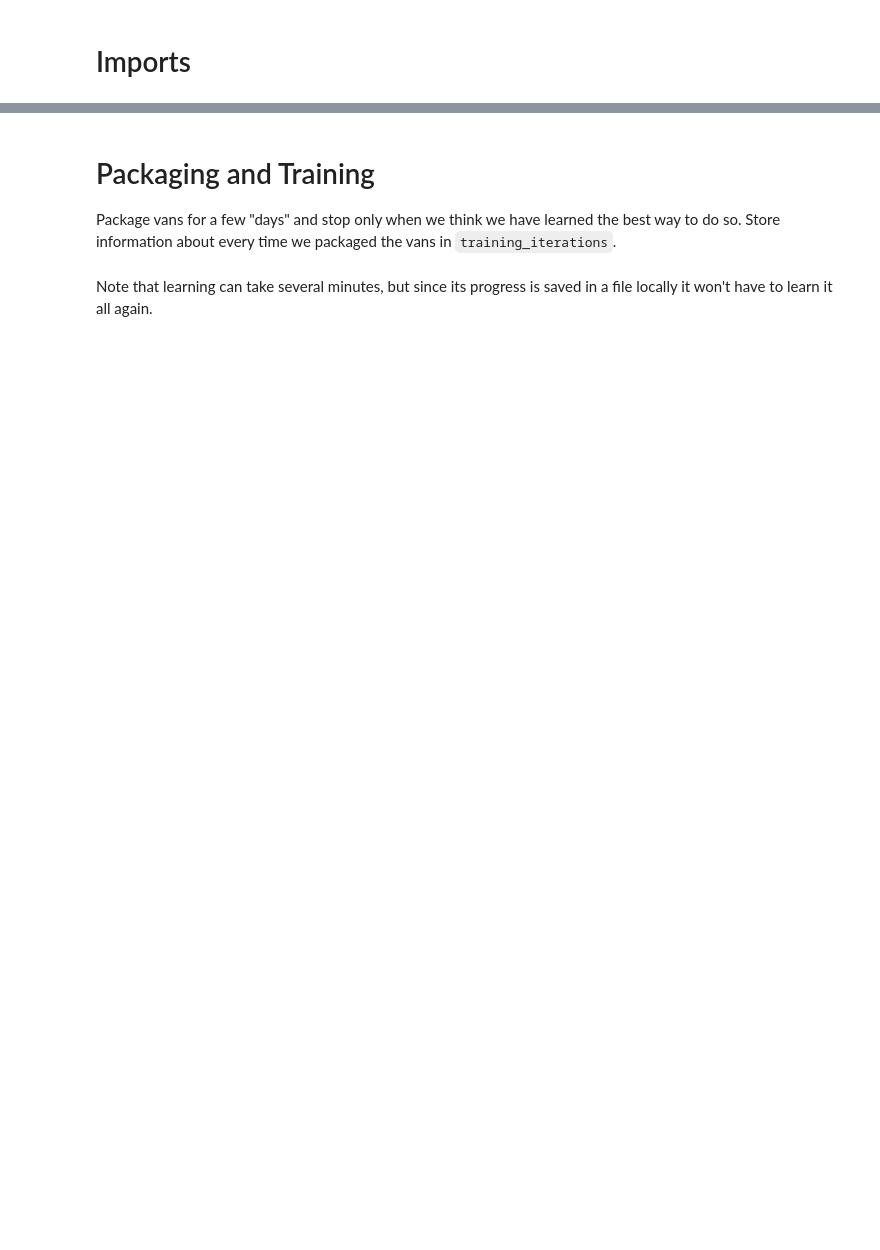
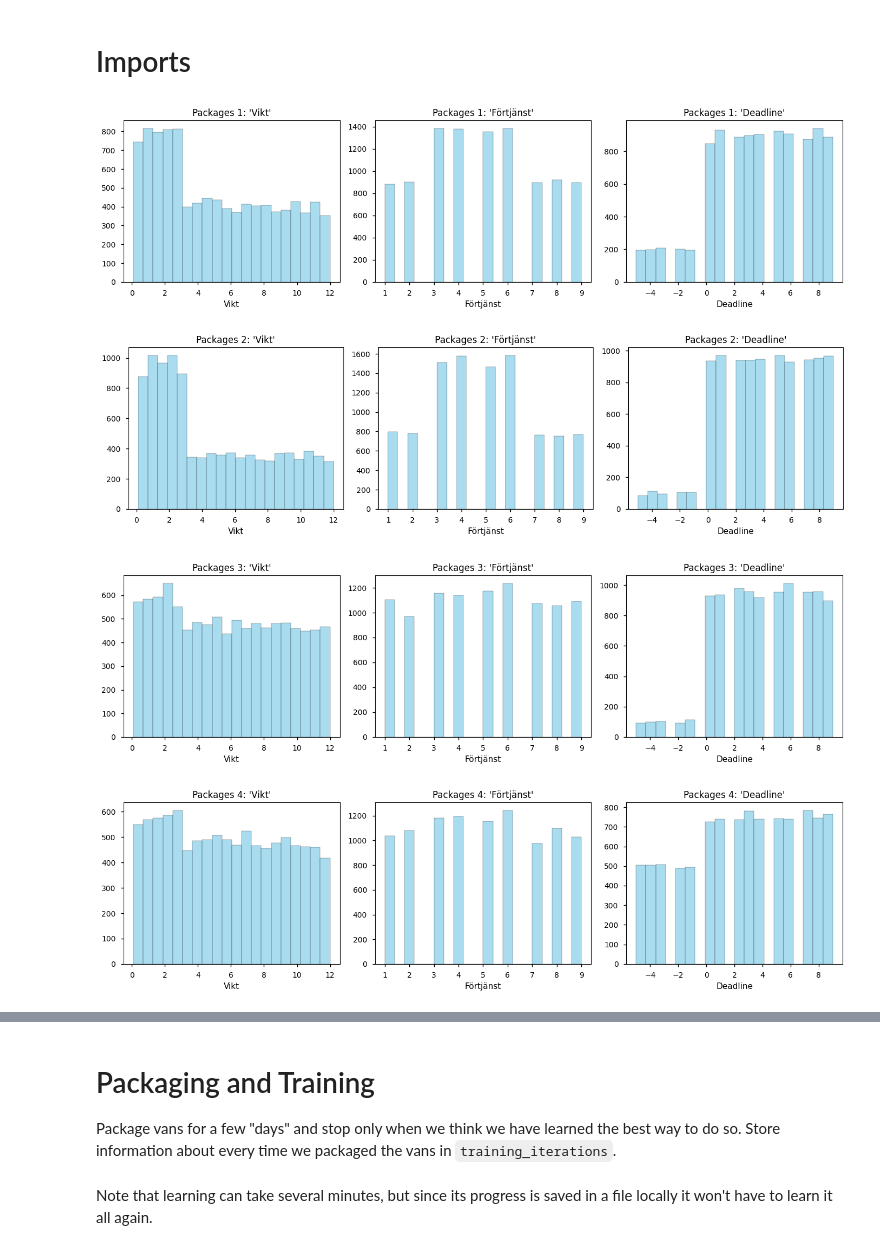
Before and after one commit to Zippy6666/Optimizing-Profit-Lindas-Lustfyllda-Courier---Haulage, a Jupyter notebook: optimize_notebook.ipynb, the cells around one changed output, grey strips where cells are left out. Drawn from its saved outputs; the diff is of its cells as text; code cells hidden in the pictures; blank space fills up the shorter version.

```diff
--- a/optimize_notebook.ipynb
+++ b/optimize_notebook.ipynb
@@ -8,0 +13,28 @@ from enum import IntEnum
+# %%
+def analyze_given_packages(packages: DataFrame, title: str) -> None:
+    columns = ["Vikt", "Förtjänst", "Deadline"] # Columns of interest
+    _, axes = plt.subplots(1, 3, figsize=(14, 4))  # Subplots with 1 row, 2 columns
+
+    for i, column in enumerate(columns):
+        ax = axes[i]
+        ax.hist(packages[column], bins=20, color='skyblue', edgecolor='black', alpha=0.7)
+        ax.set_title(f"{title}: '{column}'")
+        ax.set_xlabel(column)
+
+    plt.tight_layout()
+    plt.show()
+# %%
+packages1 = read_csv("lagerstatus.csv")
+packages2 = read_csv("lagerstatus2.csv")
+packages3 = read_csv("lagerstatus3.csv")
+packages4 = read_csv("lagerstatus4.csv")
+
+analyze_given_packages(packages1, "Packages 1")
+analyze_given_packages(packages2, "Packages 2")
+analyze_given_packages(packages3, "Packages 3")
+analyze_given_packages(packages4, "Packages 4")
+# %% [output]
+[figure, added]
+[figure, added]
+[figure, added]
+[figure, added]
```
Also changed, not shown: parts of 7 cells of this notebook, 7 other files.
